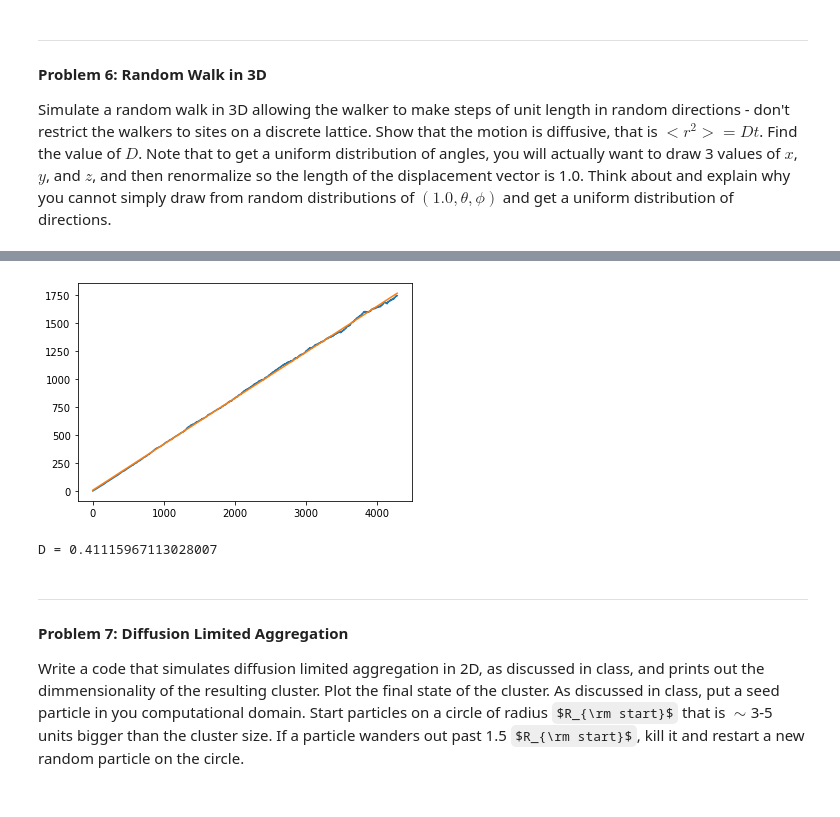
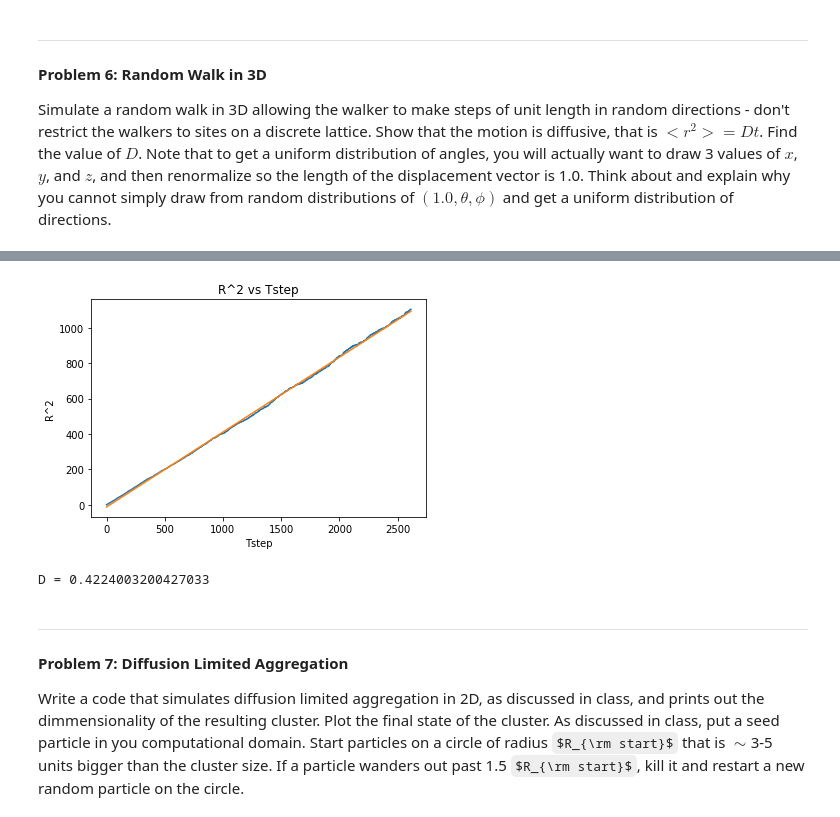
Before and after one commit to rich1jake2/ComputationalPhysics, a Jupyter notebook: HW10/Jake_RichterHW9_RandomStuff.ipynb, the cells around one changed output, grey strips where cells are left out. Cells and saved outputs as stored; diff of their text form; code cells hidden in the pictures; some formulas as TeX source.

```diff
--- a/HW10/Jake_RichterHW9_RandomStuff.ipynb
+++ b/HW10/Jake_RichterHW9_RandomStuff.ipynb
@@ -474,20 +483,23 @@ plt.show()
 # %%
 # Expectation of R^2
 
 d, ycept = np.polyfit(np.arange(t+1),rcor,1)
 newX = np.linspace(0,t,200)
 
 plt.figure()
 
 plt.plot(np.arange(0,t+1), rcor)
 plt.plot(newX, d*newX + ycept)
+plt.title('R^2 vs Tstep')
+plt.ylabel('R^2')
+plt.xlabel('Tstep')
 
 plt.show()
 
 print('D =',d)
 # %% [output]
-[figure, old version]
+[figure, new version]
-D = 0.41115967113028007
+D = 0.4224003200427033
 # %% [markdown]
 ---
 **Problem 7: Diffusion Limited Aggregation**
```
Also changed, not shown: parts of 6 cells of this notebook.
